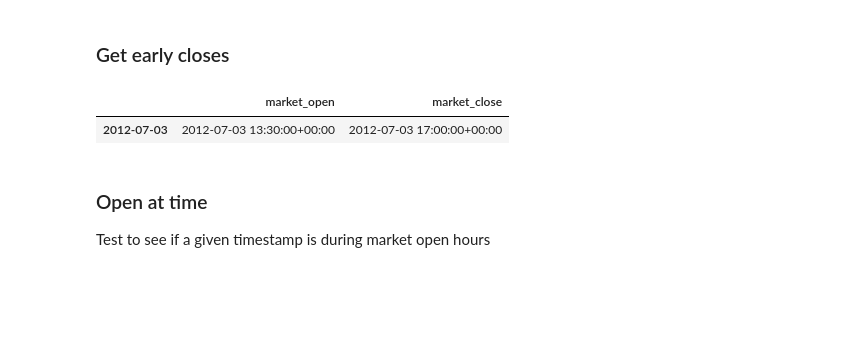
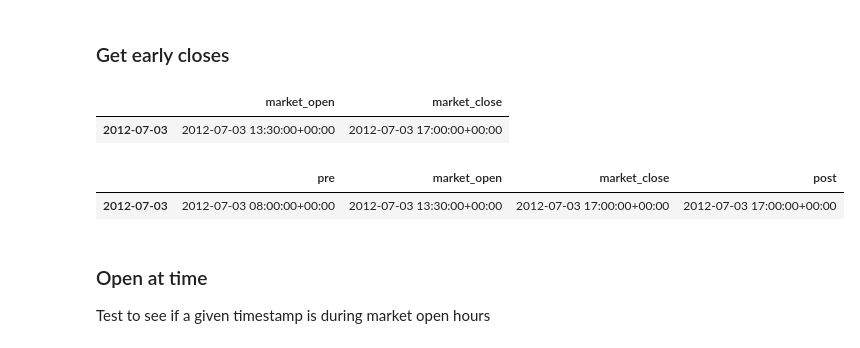
Before and after one commit to rsheftel/pandas_market_calendars, a Jupyter notebook: examples/usage.ipynb, the cells around one changed output. Drawn from its saved outputs; the diff is of its cells as text; code cells hidden in the pictures; blank space fills up the shorter version.

```diff
--- a/examples/usage.ipynb
+++ b/examples/usage.ipynb
@@ -118,6 +118,11 @@ nyse.early_closes(schedule=early)
 # %% [output]
 |  | market_open | market_close |
 | 2012-07-03 | 2012-07-03 13:30:00+00:00 | 2012-07-03 17:00:00+00:00 |
+# %%
+nyse.early_closes(schedule=extended)
+# %% [output]
+|  | pre | market_open | market_close | post |
+| 2012-07-03 | 2012-07-03 08:00:00+00:00 | 2012-07-03 13:30:00+00:00 | 2012-07-03 17:00:00+00:00 | 2012-07-03 17:00:00+00:00 |
 # %% [markdown]
 ### Open at time
 Test to see if a given timestamp is during market open hours
```
Also changed, not shown: parts of 2 cells of this notebook.
